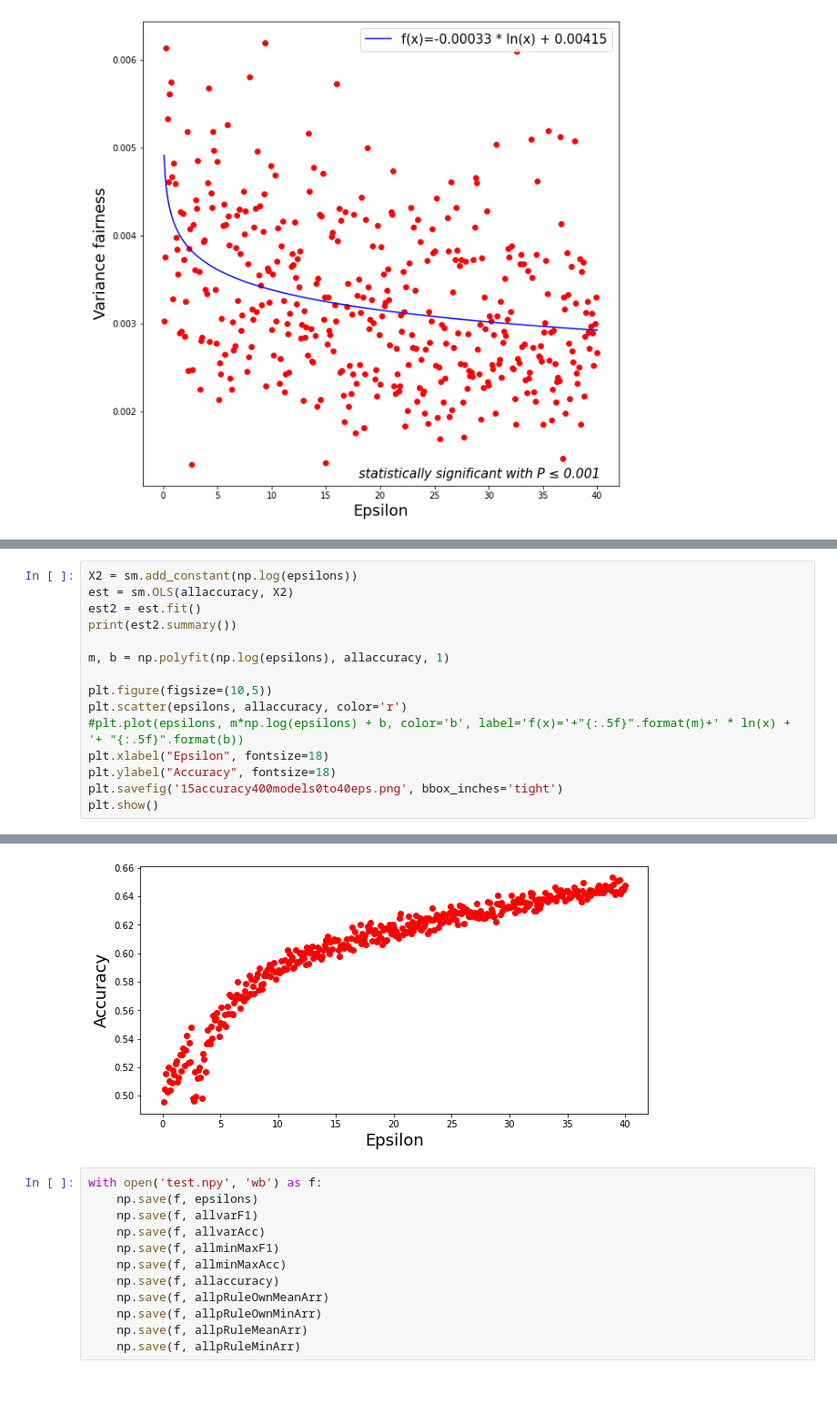
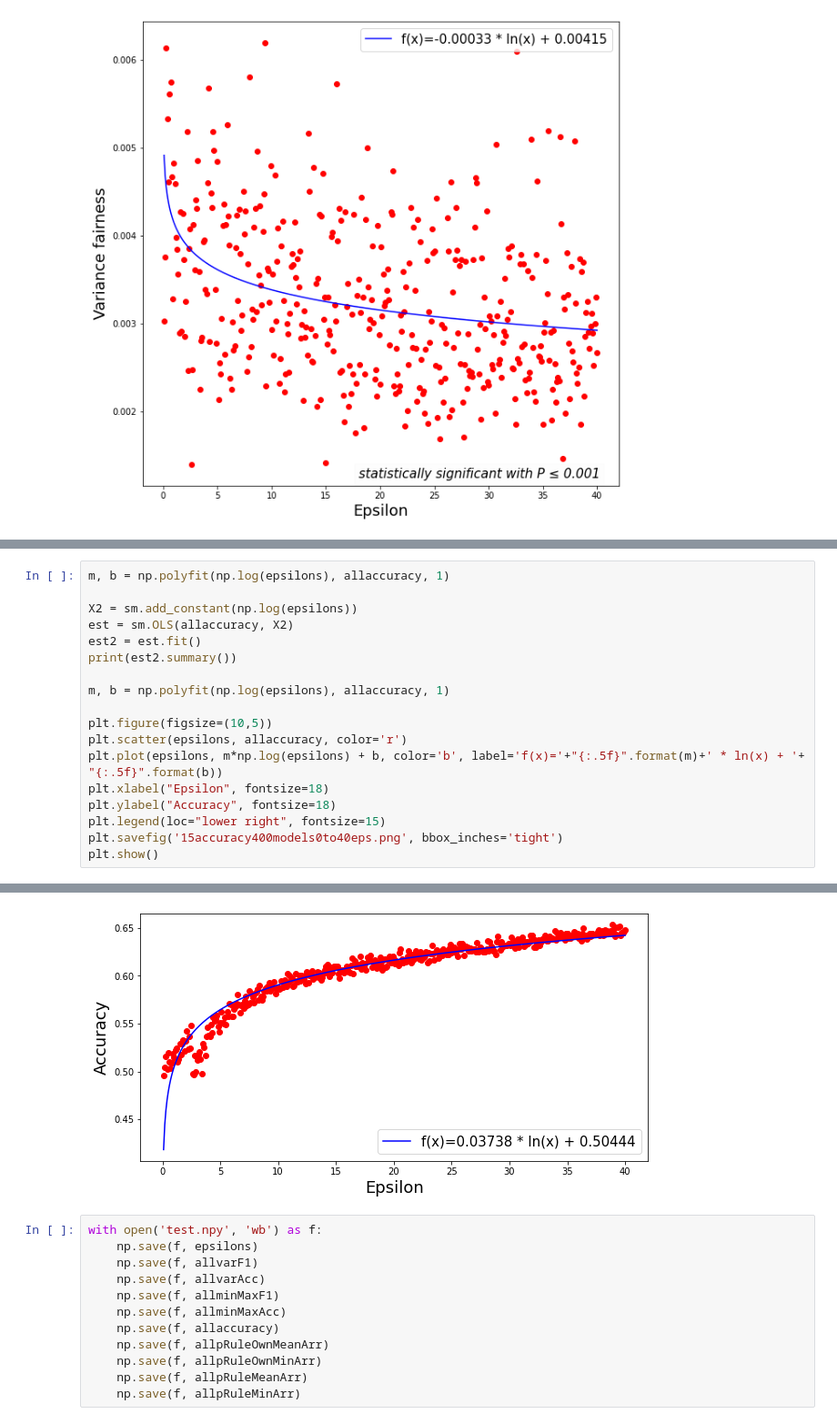
Before and after one commit to ramuld12/bachelorThesis, a Jupyter notebook: DP-LogisticRegression.ipynb, the cells around one changed output, grey strips where cells are left out. Shown at 91% size. Drawn from its saved outputs; the diff is of its cells as text; blank space fills up the shorter version.

```diff
--- a/DP-LogisticRegression.ipynb
+++ b/DP-LogisticRegression.ipynb
@@ -599,6 +598,8 @@ Notes:
 [1] Standard Errors assume that the covariance matrix of the errors is correctly specified.
 [figure]
 # %%
+m, b = np.polyfit(np.log(epsilons), allaccuracy, 1)
+
 X2 = sm.add_constant(np.log(epsilons))
 est = sm.OLS(allaccuracy, X2)
 est2 = est.fit()
@@ -608,9 +609,10 @@ m, b = np.polyfit(np.log(epsilons), allaccuracy, 1)
 
 plt.figure(figsize=(10,5))
 plt.scatter(epsilons, allaccuracy, color='r')
-#plt.plot(epsilons, m*np.log(epsilons) + b, color='b', label='f(x)='+"{:.5f}".format(m)+' * ln(x) + '+ "{:.5f}".format(b))
+plt.plot(epsilons, m*np.log(epsilons) + b, color='b', label='f(x)='+"{:.5f}".format(m)+' * ln(x) + '+ "{:.5f}".format(b))
 plt.xlabel("Epsilon", fontsize=18)
 plt.ylabel("Accuracy", fontsize=18)
+plt.legend(loc="lower right", fontsize=15)
 plt.savefig('15accuracy400models0to40eps.png', bbox_inches='tight')
 plt.show()
 # %% [output]
@@ -624,14 +626,14 @@ Time:                        14:41:06   Log-Likelihood:                 1248.7
 No. Observations:                 400   AIC:                            -2493.
 Df Residuals:                     398   BIC:                            -2485.
 Df Model:                           1
 Covariance Type:            nonrobust
 ==============================================================================
 ... (9 lines left out)
 ==============================================================================
 
 Notes:
 [1] Standard Errors assume that the covariance matrix of the errors is correctly specified.
-[figure, old version]
+[figure, new version]
 # %%
 with open('test.npy', 'wb') as f:
     np.save(f, epsilons)
```
Also changed, not shown: parts of 3 cells of this notebook.
